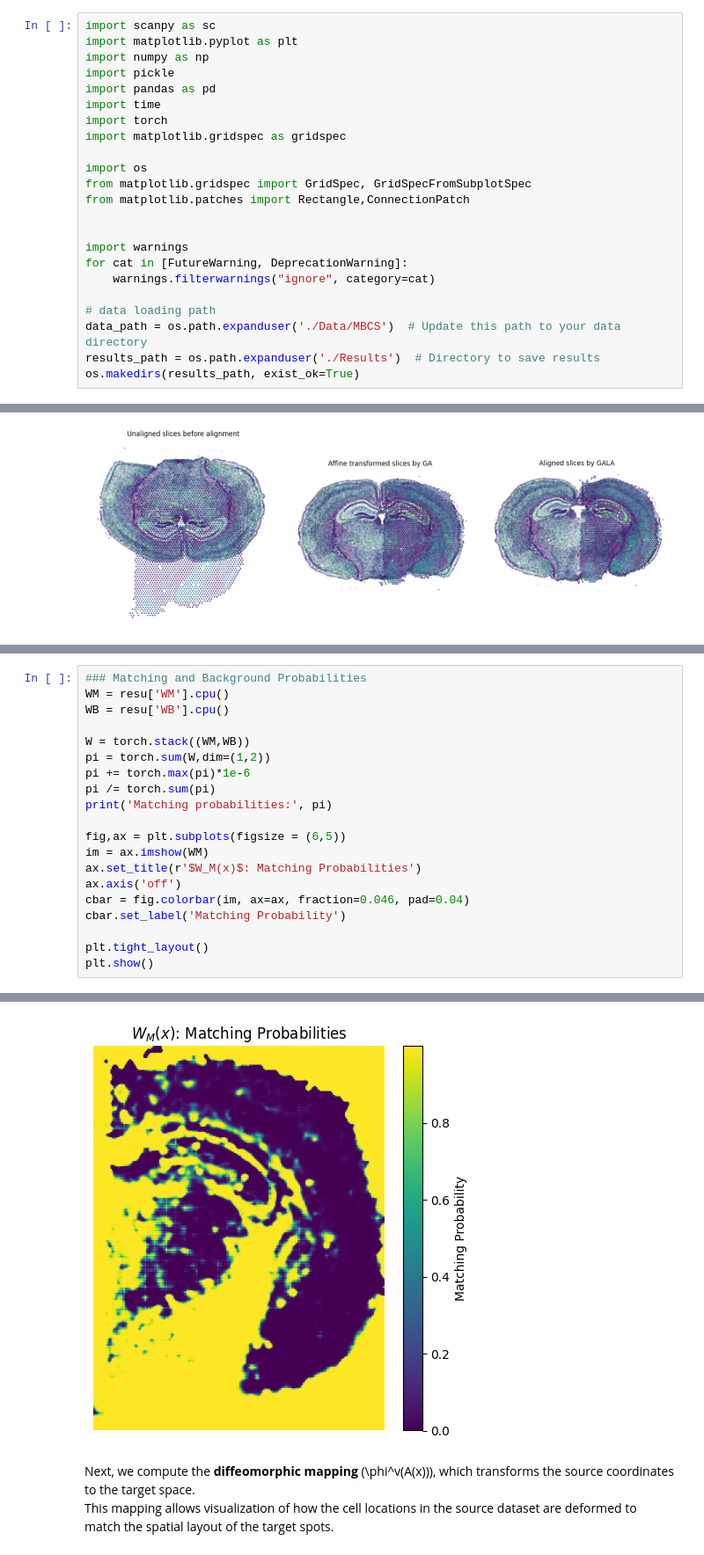
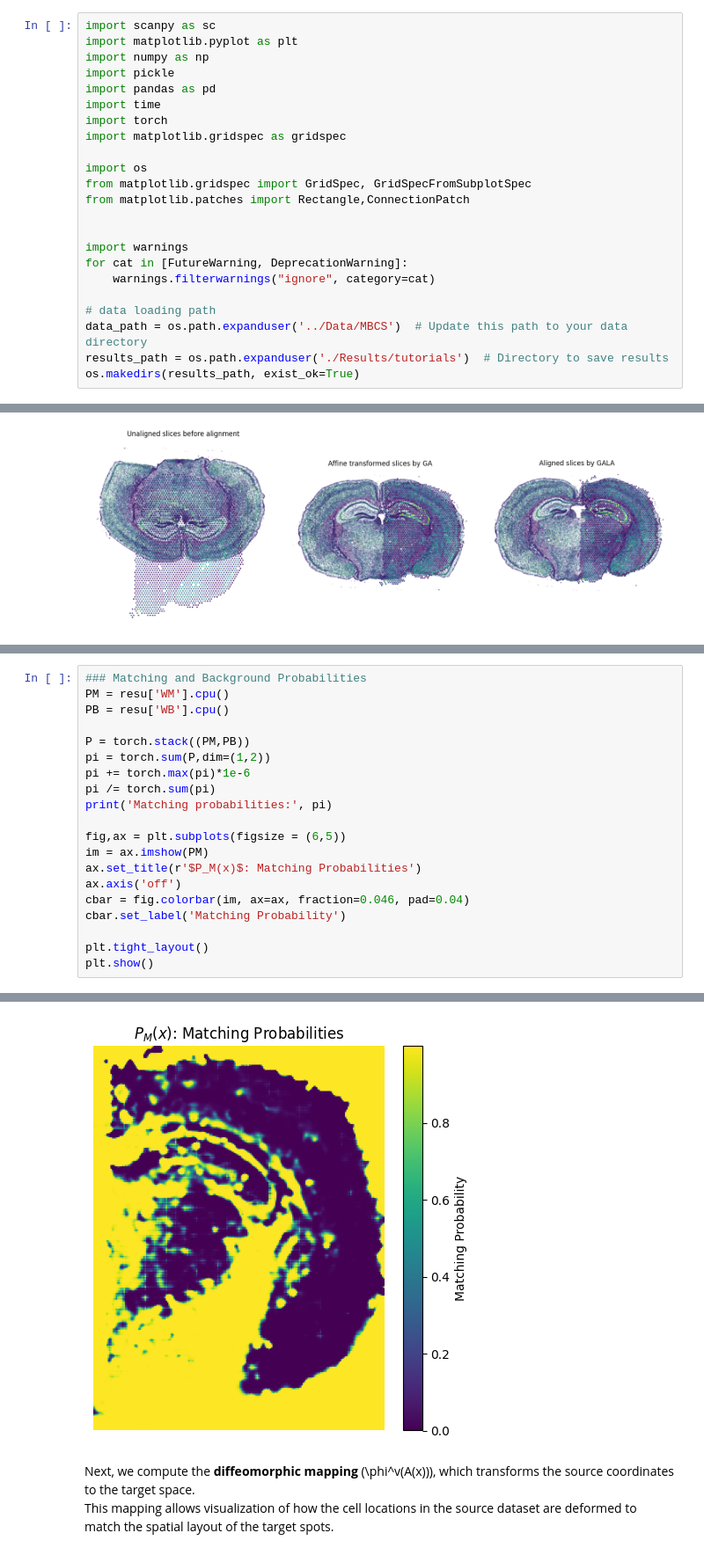
Before and after one commit to TaoDing2/GALA, a Jupyter notebook: tutorials/tutorial5.ipynb, the cells around one changed output, grey strips where cells are left out. Shown at 88% size. Saved outputs shown, nothing was run; the diff lists cells and outputs as text.

```diff
--- a/tutorials/tutorial5.ipynb
+++ b/tutorials/tutorial5.ipynb
@@ -27,8 +27,8 @@ for cat in [FutureWarning, DeprecationWarning]:
     warnings.filterwarnings("ignore", category=cat)
 
 # data loading path
-data_path = os.path.expanduser('./Data/MBCS')  # Update this path to your data directory
-results_path = os.path.expanduser('./Results')  # Directory to save results
+data_path = os.path.expanduser('../Data/MBCS')  # Update this path to your data directory
+results_path = os.path.expanduser('./Results/tutorials')  # Directory to save results
 os.makedirs(results_path, exist_ok=True)
 # %% [markdown]
 # Data Loading and Gene Selection
@@ -298,18 +301,18 @@ We first compute the **matching probabilities** \(W_M(x)\) to quantify how well
 These probabilities provide insight into which regions of the source and target are most confidently matched.
 # %%
 ### Matching and Background Probabilities
-WM = resu['WM'].cpu()
-WB = resu['WB'].cpu()
+PM = resu['WM'].cpu()
+PB = resu['WB'].cpu()
 
-W = torch.stack((WM,WB))
-pi = torch.sum(W,dim=(1,2))
+P = torch.stack((PM,PB))
+pi = torch.sum(P,dim=(1,2))
 pi += torch.max(pi)*1e-6
 pi /= torch.sum(pi)
 print('Matching probabilities:', pi)
 
 fig,ax = plt.subplots(figsize = (6,5))
-im = ax.imshow(WM)
-ax.set_title(r'$W_M(x)$: Matching Probabilities')
+im = ax.imshow(PM)
+ax.set_title(r'$P_M(x)$: Matching Probabilities')
 ax.axis('off')
 cbar = fig.colorbar(im, ax=ax, fraction=0.046, pad=0.04)
 cbar.set_label('Matching Probability')
@@ -321,4 +324,4 @@ Matching probabilities: tensor([0.5767, 0.4233])
-[figure, old version]
+[figure, new version]
 # %% [markdown]
 Next, we compute the **diffeomorphic mapping** \(\phi^v(A(x))\), which transforms the source coordinates to the target space.
 This mapping allows visualization of how the cell locations in the source dataset are deformed to match the spatial layout of the target spots.
```
Also changed, not shown: parts of 4 cells of this notebook, 2 other files.
